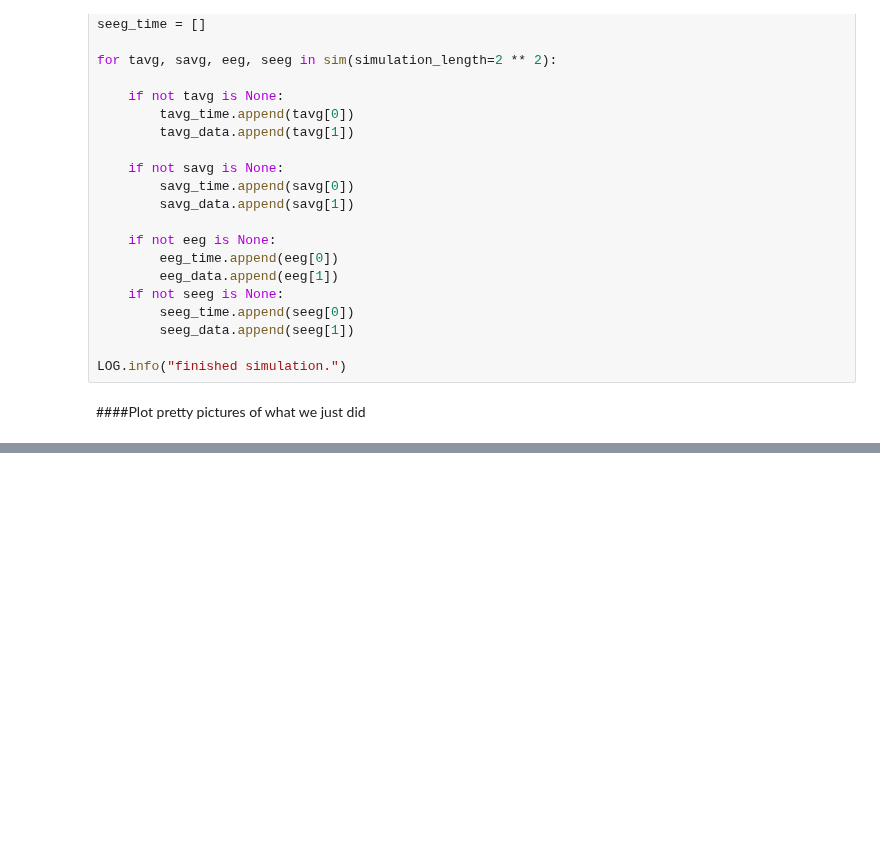
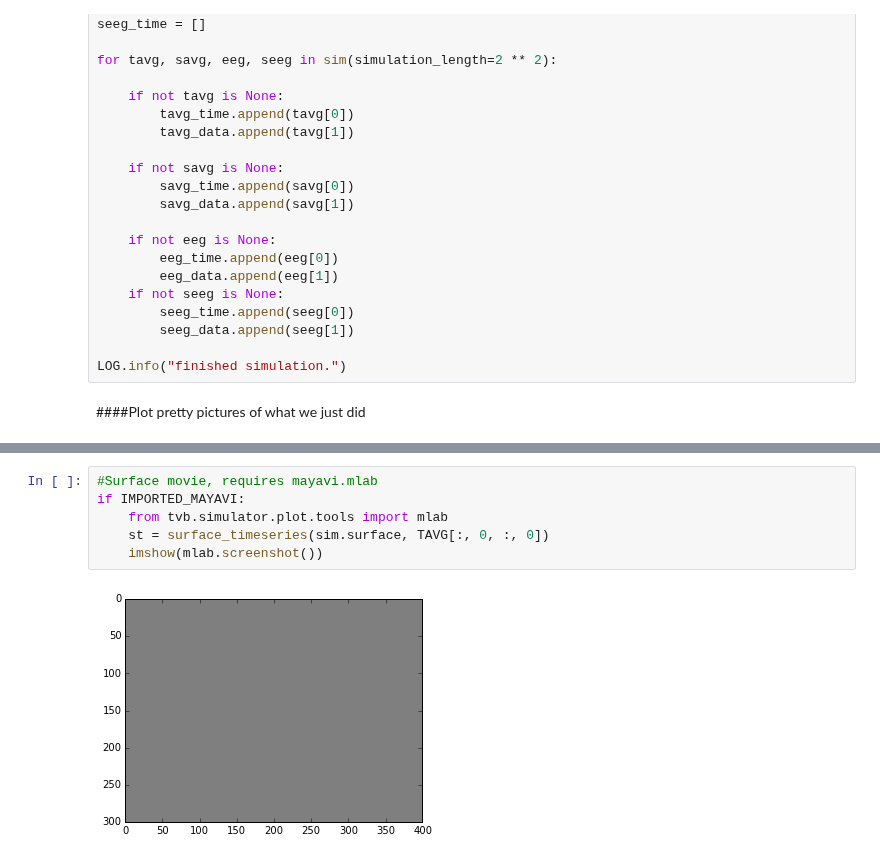
Before and after one commit to the-virtual-brain/tvb-root, a Jupyter notebook: tvb_documentation_new/demos/seeg_surface_deterministic.ipynb, the cells around one changed output, grey strips where cells are left out. Saved outputs shown, nothing was run; the diff lists cells and outputs as text; blank space fills up the shorter version.

```diff
--- a/tvb_documentation_new/demos/seeg_surface_deterministic.ipynb
+++ b/tvb_documentation_new/demos/seeg_surface_deterministic.ipynb
@@ -125,0 +125,8 @@ if IMPORTED_MAYAVI:
+# %%
+#Surface movie, requires mayavi.mlab
+if IMPORTED_MAYAVI:
+    from tvb.simulator.plot.tools import mlab
+    st = surface_timeseries(sim.surface, TAVG[:, 0, :, 0])
+    imshow(mlab.screenshot())
+# %% [output]
+[figure, added]
```
Also changed, not shown: parts of 2 cells of this notebook, 24 other files.
